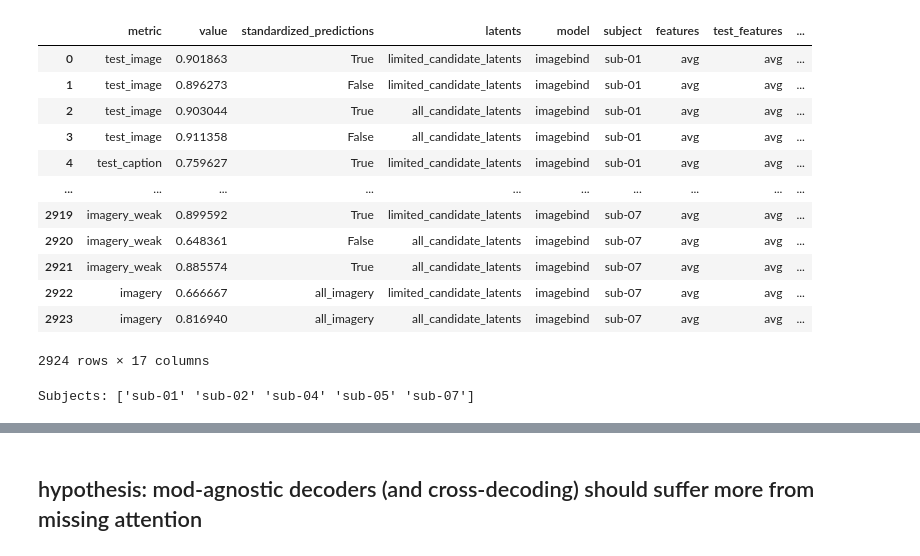
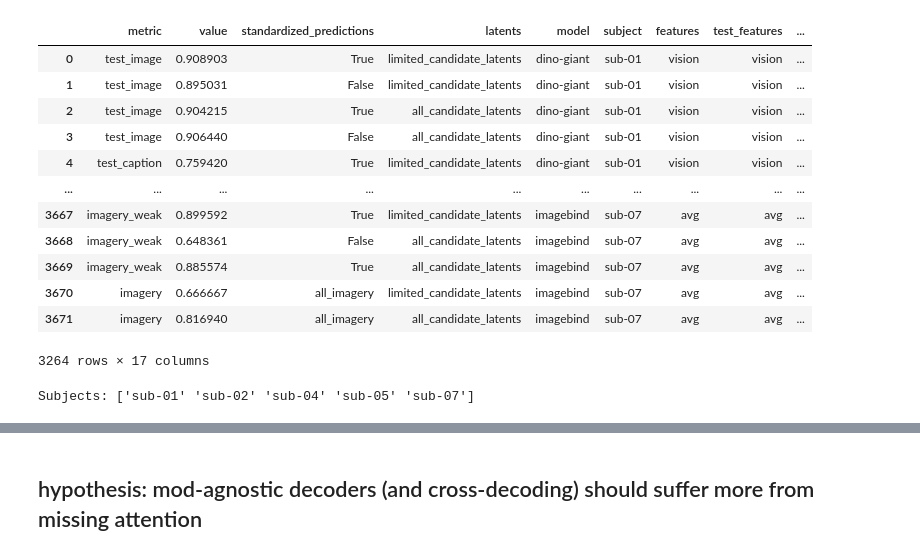
Before and after one commit to mitjanikolaus/multimodal_decoding, a Jupyter notebook: notebooks/analysis_attention_modulation.ipynb, the cells around one changed output, grey strips where cells are left out. Drawn from its saved outputs; the diff is of its cells as text; code cells hidden in the pictures.

```diff
--- a/notebooks/analysis_attention_modulation.ipynb
+++ b/notebooks/analysis_attention_modulation.ipynb
@@ -23,37 +26,39 @@ from notebook_utils import load_predictions
 # %%
 def load_results_data():
     data = []
 
     result_files = sorted(glob(f"{DECODER_ADDITIONAL_TEST_OUT_DIR}/*/*/*/results.csv"))
     for result_file_path in tqdm(result_files):
         results = pd.read_csv(result_file_path)
         data.append(results)
 
     data = pd.concat(data, ignore_index=True)
     data["mask"] = data["mask"].fillna("whole_brain")
 
     return data
 
 data = load_results_data()
 
+data = get_data_default_feats(data)
+
 # with pd.option_context('display.max_rows', None, 'display.max_columns', None):
 display(data)
 
 print(f"Subjects: {data.subject.unique()}")
 # %% [output]
 |  | metric | value | standardized_predictions | latents | model | subject | features | test_features | ... |
-| 0 | test_image | 0.901863 | True | limited_candidate_latents | imagebind | sub-01 | avg | avg | ... |
-| 1 | test_image | 0.896273 | False | limited_candidate_latents | imagebind | sub-01 | avg | avg | ... |
-| 2 | test_image | 0.903044 | True | all_candidate_latents | imagebind | sub-01 | avg | avg | ... |
-| 3 | test_image | 0.911358 | False | all_candidate_latents | imagebind | sub-01 | avg | avg | ... |
-| 4 | test_caption | 0.759627 | True | limited_candidate_latents | imagebind | sub-01 | avg | avg | ... |
+| 0 | test_image | 0.908903 | True | limited_candidate_latents | dino-giant | sub-01 | vision | vision | ... |
+| 1 | test_image | 0.895031 | False | limited_candidate_latents | dino-giant | sub-01 | vision | vision | ... |
+| 2 | test_image | 0.904215 | True | all_candidate_latents | dino-giant | sub-01 | vision | vision | ... |
+| 3 | test_image | 0.906440 | False | all_candidate_latents | dino-giant | sub-01 | vision | vision | ... |
+| 4 | test_caption | 0.759420 | True | limited_candidate_latents | dino-giant | sub-01 | vision | vision | ... |
 | ... | ... | ... | ... | ... | ... | ... | ... | ... | ... |
-| 2919 | imagery_weak | 0.899592 | True | limited_candidate_latents | imagebind | sub-07 | avg | avg | ... |
-| 2920 | imagery_weak | 0.648361 | False | all_candidate_latents | imagebind | sub-07 | avg | avg | ... |
-| 2921 | imagery_weak | 0.885574 | True | all_candidate_latents | imagebind | sub-07 | avg | avg | ... |
-| 2922 | imagery | 0.666667 | all_imagery | limited_candidate_latents | imagebind | sub-07 | avg | avg | ... |
-| 2923 | imagery | 0.816940 | all_imagery | all_candidate_latents | imagebind | sub-07 | avg | avg | ... |
+| 3667 | imagery_weak | 0.899592 | True | limited_candidate_latents | imagebind | sub-07 | avg | avg | ... |
+| 3668 | imagery_weak | 0.648361 | False | all_candidate_latents | imagebind | sub-07 | avg | avg | ... |
+| 3669 | imagery_weak | 0.885574 | True | all_candidate_latents | imagebind | sub-07 | avg | avg | ... |
+| 3670 | imagery | 0.666667 | all_imagery | limited_candidate_latents | imagebind | sub-07 | avg | avg | ... |
+| 3671 | imagery | 0.816940 | all_imagery | all_candidate_latents | imagebind | sub-07 | avg | avg | ... |
-2924 rows × 17 columns
+3264 rows × 17 columns
 Subjects: ['sub-01' 'sub-02' 'sub-04' 'sub-05' 'sub-07']
 # %%
 print(data[(data.subject == 'sub-01') & (data.model == 'imagebind') & (data.training_mode == 'agnostic') & (data['mask'] == 'whole_brain') & (data.standardized_predictions == 'True') & (data.training_splits == 'train')][['metric', 'value', 'latents']]) #
```
Also changed, not shown: parts of 4 cells of this notebook, 1 other file.
